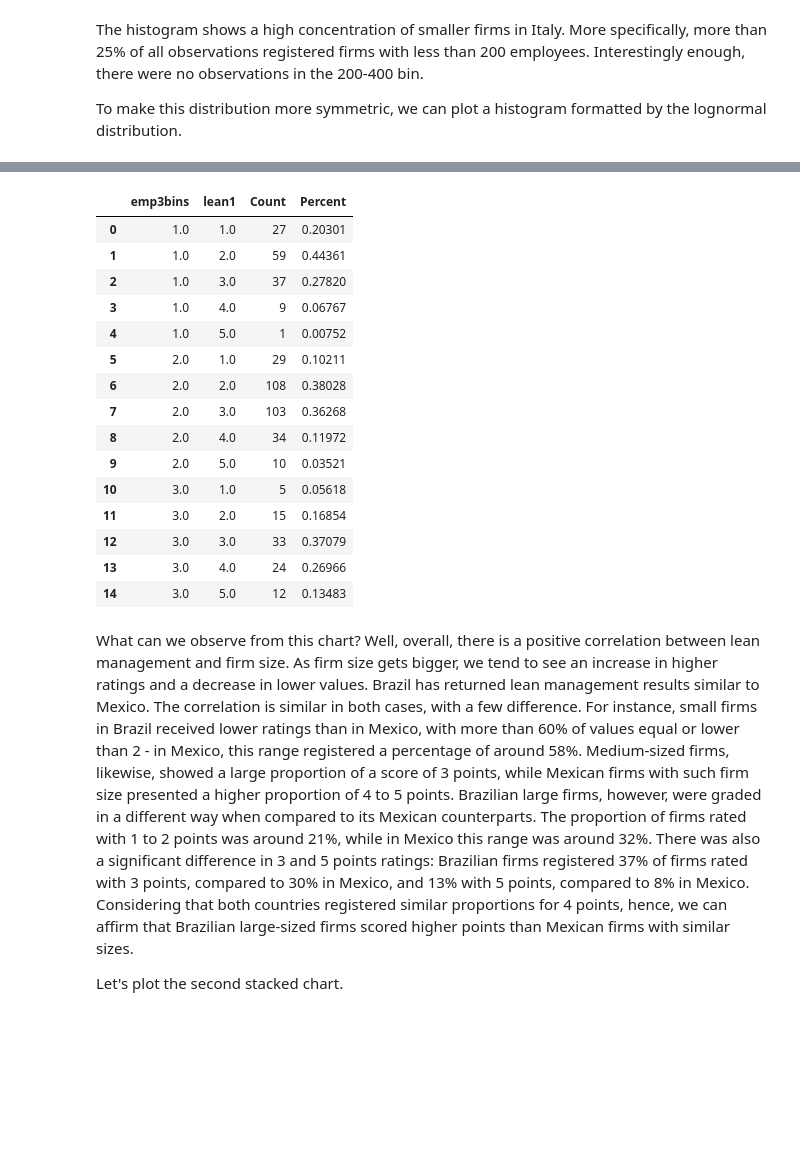
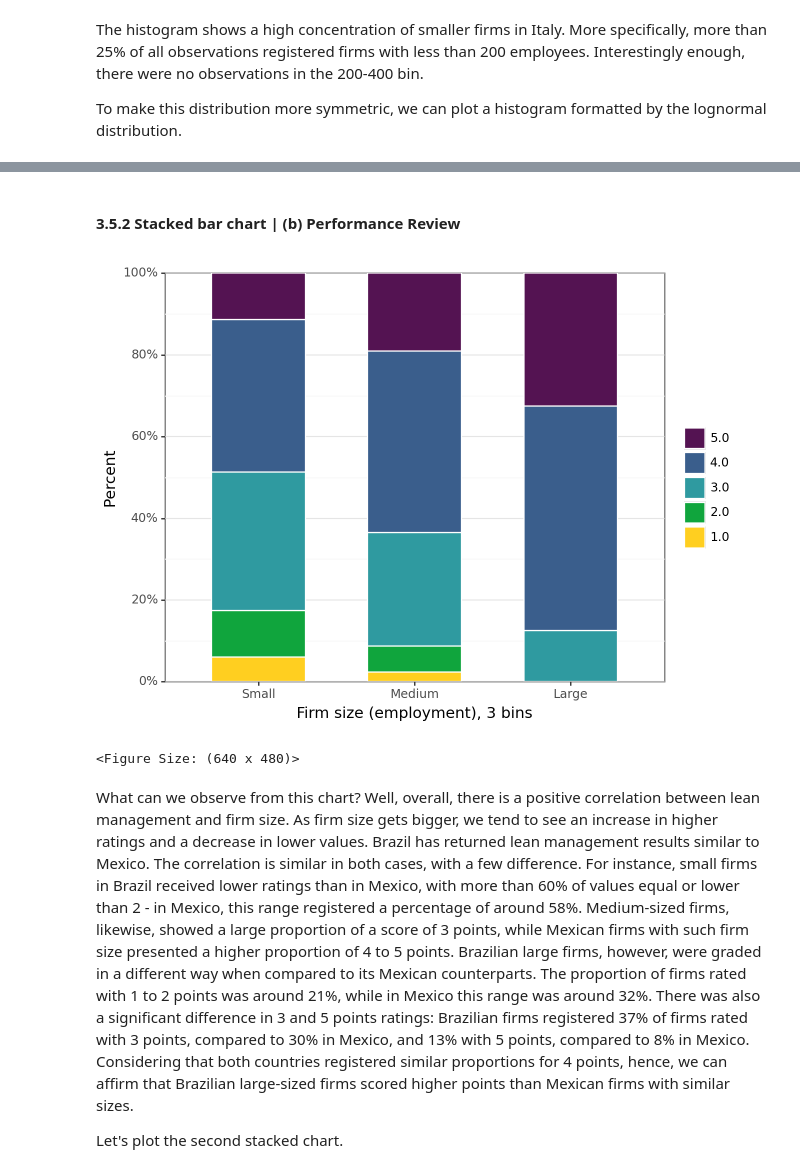
Before and after one commit to felipesebben/bk_data_analysis_studies, a Jupyter notebook: da_data_exercises/ch04-comparison_correlation/03-wms_management_ex2/03_wms_management_ex2.ipynb, the cells around one changed output, grey strips where cells are left out. Saved outputs shown, nothing was run; the diff lists cells and outputs as text; code cells hidden in the pictures; blank space fills up the shorter version.

```diff
--- a/da_data_exercises/ch04-comparison_correlation/03-wms_management_ex2/03_wms_management_ex2.ipynb
+++ b/da_data_exercises/ch04-comparison_correlation/03-wms_management_ex2/03_wms_management_ex2.ipynb
@@ -339,22 +341,39 @@ ggplot(df1, aes(x="emp3bins", y="Percent", fill="lean1")) + geom_bar(
-# %%
-df1
-# %% [output]
-|  | emp3bins | lean1 | Count | Percent |
-| 0 | 1.0 | 1.0 | 27 | 0.20301 |
-| 1 | 1.0 | 2.0 | 59 | 0.44361 |
-| 2 | 1.0 | 3.0 | 37 | 0.27820 |
-| 3 | 1.0 | 4.0 | 9 | 0.06767 |
-| 4 | 1.0 | 5.0 | 1 | 0.00752 |
-| 5 | 2.0 | 1.0 | 29 | 0.10211 |
-| 6 | 2.0 | 2.0 | 108 | 0.38028 |
-| 7 | 2.0 | 3.0 | 103 | 0.36268 |
-| 8 | 2.0 | 4.0 | 34 | 0.11972 |
-| 9 | 2.0 | 5.0 | 10 | 0.03521 |
-| 10 | 3.0 | 1.0 | 5 | 0.05618 |
-| 11 | 3.0 | 2.0 | 15 | 0.16854 |
-| 12 | 3.0 | 3.0 | 33 | 0.37079 |
-| 13 | 3.0 | 4.0 | 24 | 0.26966 |
-| 14 | 3.0 | 5.0 | 12 | 0.13483 |
+# %% [markdown]
+<h4>3.5.2 Stacked bar chart | (b) Performance Review</h4>
+# %%
+df2 = pd.DataFrame(
+    df.loc[:, ["emp3bins", "perf3"]].groupby(["emp3bins", "perf3"]).agg("size")
+).reset_index()
+
+df2.columns = ["emp3bins", "perf3", "Count"]
+
+group_counts = df2.groupby("emp3bins").agg("sum")["Count"]
+
+df2.loc[df2["emp3bins"] == 1, "Percent"] = round(df2.loc[df2["emp3bins"] == 1, "Count"]/group_counts[1],5)
+df2.loc[df2["emp3bins"] == 2, "Percent"] = round(df2.loc[df2["emp3bins"] == 2, "Count"]/group_counts[2],5)
+df2.loc[df2["emp3bins"] == 3, "Percent"] = round(df2.loc[df2["emp3bins"] == 3, "Count"]/group_counts[3],5)
+
+df2 = df2.assign(
+    perf3=pd.Categorical(
+        df2["perf3"], categories=sorted(set(df["perf3"]), reverse=True)
+    )
+)
+# %%
+ggplot(df2, aes(x="emp3bins", y="Percent", fill="perf3")) + geom_bar(
+    stat="identity", position="fill", width=0.6, color="white", size=0.5, alpha=0.8
+) + scale_y_continuous(
+    expand=(0, 0), limits=(0, 1), breaks=seq(0, 1.1, by=0.2), labels=percent_format()
+) + labs(
+    x="Firm size (employment), 3 bins", y="Percent"
+) + theme_bw() + theme(
+    legend_position="right"
+) + scale_fill_manual(
+    values=(color[2], color[0], color[4], color[1], color[3]), name=" "
+) + scale_x_discrete(limits=[1, 2, 3],
+                     labels=["Small", "Medium", "Large"])
+# %% [output]
+[figure, added]
+<Figure Size: (640 x 480)>
 # %% [markdown]
 What can we observe from this chart? Well, overall, there is a positive correlation between lean management and firm size. As firm size gets bigger, we tend to see an increase in higher ratings and a decrease in lower values. Brazil has returned lean management results similar to Mexico. The correlation is similar in both cases, with a few difference. For instance, small firms in Brazil received lower ratings than in Mexico, with more than 60% of values equal or lower than 2 - in Mexico, this range registered a percentage of around 58%. Medium-sized firms, likewise, showed a large proportion of a score of 3 points, while Mexican firms with such firm size presented a higher proportion of 4 to 5 points. Brazilian large firms, however, were graded in a different way when compared to its Mexican counterparts. The proportion of firms rated with 1 to 2 points was around 21%, while in Mexico this range was around 32%. There was also a significant difference in 3 and 5 points ratings: Brazilian firms registered 37% of firms rated with 3 points, compared to 30% in Mexico, and 13% with 5 points, compared to 8% in Mexico. Considering that both countries registered similar proportions for 4 points, hence, we can affirm that Brazilian large-sized firms scored higher points than Mexican firms with similar sizes.
 
```
Also changed, not shown: parts of 30 cells of this notebook, 1 other file.
